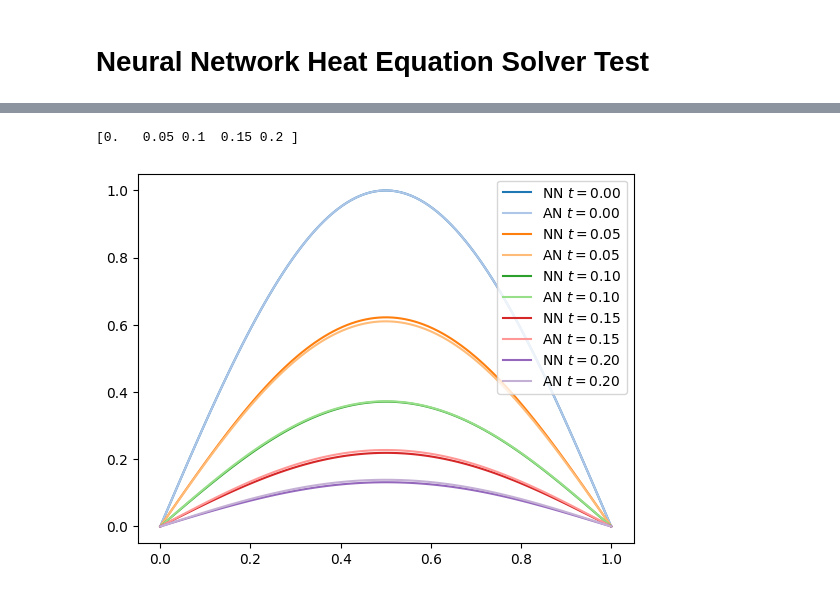
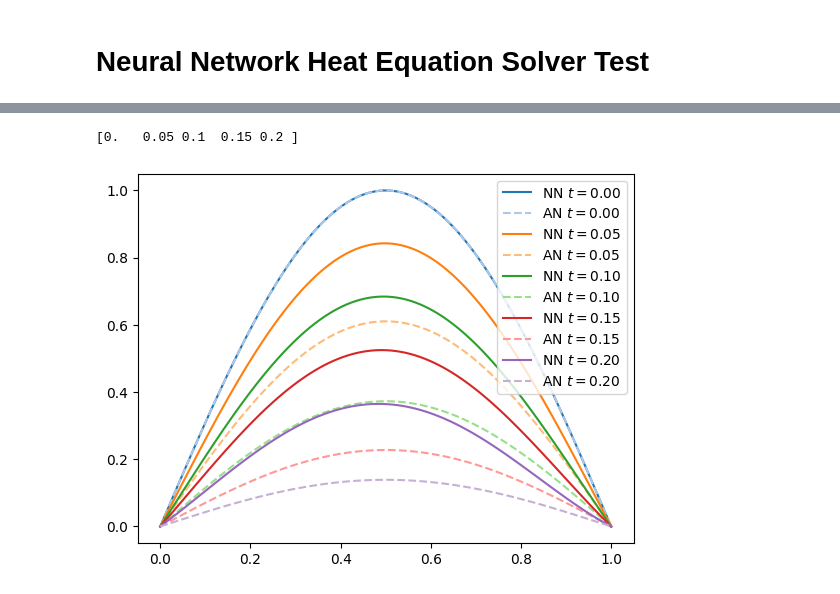
Before and after one commit to Waerstad/FYS-STK4155-Project-3, a Jupyter notebook: Code/HeatEqNN_test.ipynb, the cells around one changed output, grey strips where cells are left out. Saved outputs shown, nothing was run; the diff lists cells and outputs as text; code cells hidden in the pictures.

Commit message:
Edited to use child class HeatEqNN

```diff
--- a/Code/HeatEqNN_test.ipynb
+++ b/Code/HeatEqNN_test.ipynb
@@ -8,2 +13,2 @@ import matplotlib as mpl
 # %%
-nn = PDE_NN(2, 20, "tanh", learning_rate=0.001)
+nn = HeatEqNN(2, 20, "tanh", learning_rate=0.001)
@@ -17,0 +17,16 @@ print(np.shape(points))
+# %%
+rng = np.random.default_rng()
+xs = rng.random((100))*1
+ts = rng.random((100))*0.3
+#xs = np.linspace(0, 1, 100)
+#ts = np.linspace(0, 0.2, 100)
+#xs = np.geomspace(1, 1/100, 100)
+#ts = np.geomspace(0.2,1/100,100)
+xs_grid,ts_grid = np.meshgrid(xs,ts)
+points = np.stack([xs_grid.ravel(), ts_grid.ravel()], axis=1)
+num_points = np.shape(points)[0]
+print(xs[:5])
+print(ts[:5])
+print(xs[-5:])
+print(ts[-5:])
+print("Points:", num_points)
@@ -18,3 +39,3 @@ print(np.shape(points))
 # %%
-nn.train(points, epochs = 10000)
+nn.train(points, epochs = 1000)
 # %% [output]
@@ -64,13 +88,13 @@ def g_analytic(point):
 # %%
 colors = mpl.color_sequences['tab20']
 print(ts_plot)
 for i, t in enumerate(ts_plot):
     pred_points = np.array([xs_plot, t*np.ones(space_n)]).T
     u_pred = nn.predict(pred_points)
     plt.plot(xs_plot, u_pred, label = r"NN $t = $" + f"{t:.2f}", color = colors[2*i])
-    plt.plot(xs_plot, g_analytic(pred_points.T), label = r"AN $t = $" + f"{t:.2f}", color = colors[2*i+1])
+    plt.plot(xs_plot, g_analytic(pred_points.T), linestyle="--", label = r"AN $t = $" + f"{t:.2f}", color = colors[2*i+1])
 plt.legend()
 plt.show()
 # %% [output]
 [0.   0.05 0.1  0.15 0.2 ]
-[figure, old version]
+[figure, new version]
```
Also changed, not shown: parts of 7 cells of this notebook.
